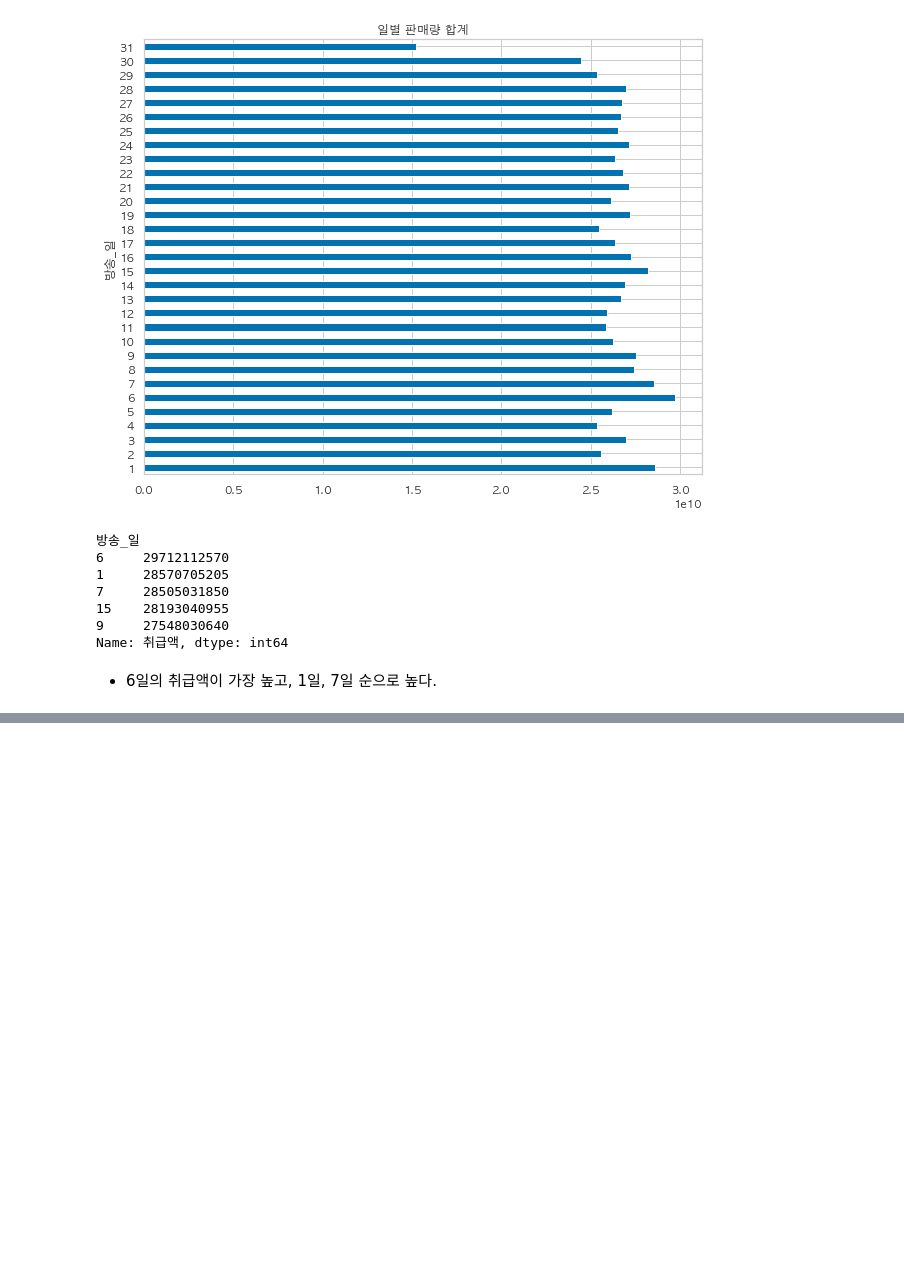
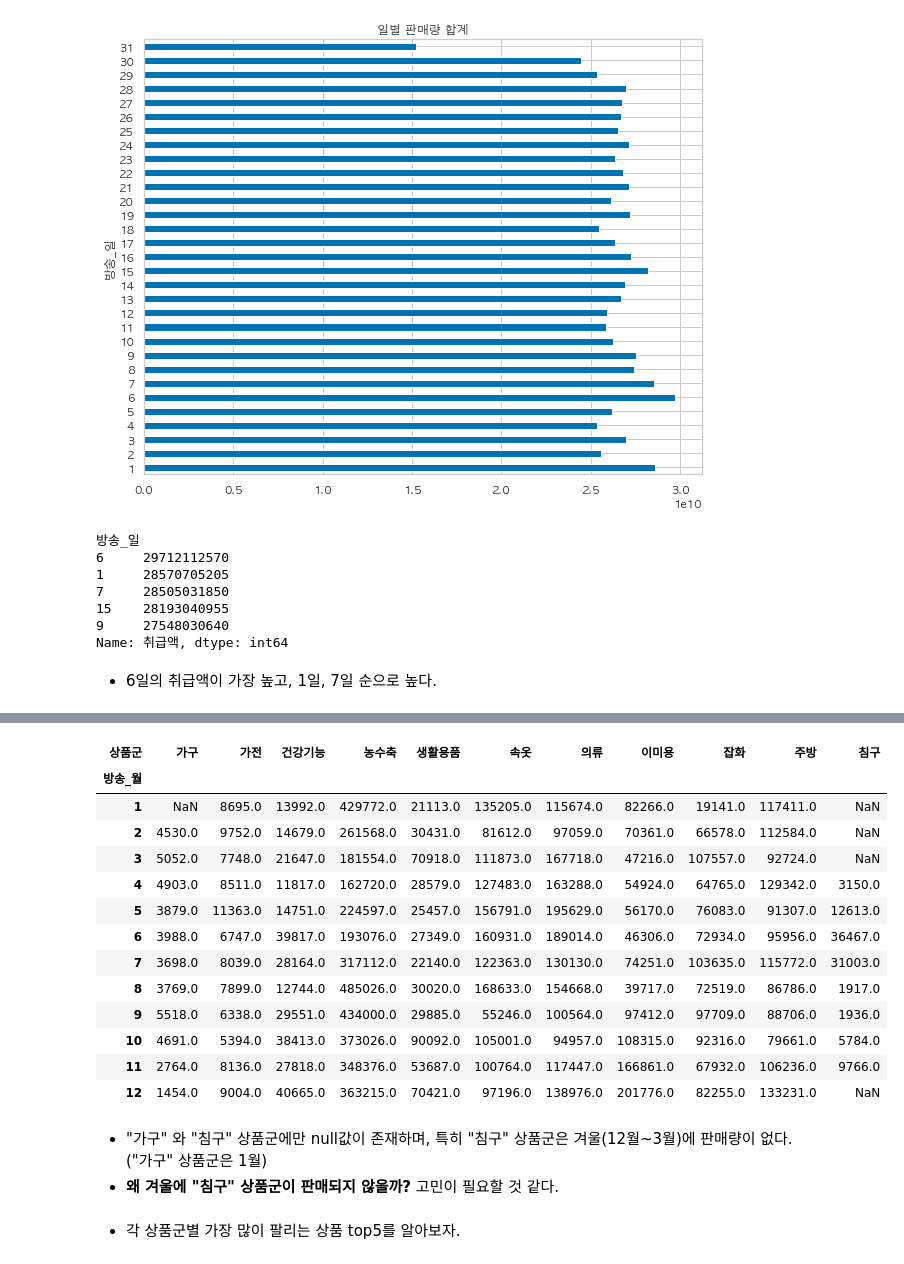
Before and after one commit to HongyeobKim/Project, a Jupyter notebook: NS-Shop/Data-Preparation-and-Exploration.ipynb, the cells around one changed output, grey strips where cells are left out. Cells and saved outputs as stored; diff of their text form; code cells hidden in the pictures; blank space fills up the shorter version.

```diff
--- a/NS-Shop/Data-Preparation-and-Exploration.ipynb
+++ b/NS-Shop/Data-Preparation-and-Exploration.ipynb
@@ -572,0 +617,23 @@ Name: 취급액, dtype: int64
+# %%
+product = sales_result_ds.loc[sales_result_ds['상품군'] != '무형'].pivot_table(index = '방송_월', columns = '상품군', values = '판매개수', aggfunc = sum)
+product
+# %% [output]
+| 상품군 | 가구 | 가전 | 건강기능 | 농수축 | 생활용품 | 속옷 | 의류 | 이미용 | 잡화 | 주방 | 침구 |
+| 방송_월 |  |  |  |  |  |  |  |  |  |  |  |
+| 1 | NaN | 8695.0 | 13992.0 | 429772.0 | 21113.0 | 135205.0 | 115674.0 | 82266.0 | 19141.0 | 117411.0 | NaN |
+| 2 | 4530.0 | 9752.0 | 14679.0 | 261568.0 | 30431.0 | 81612.0 | 97059.0 | 70361.0 | 66578.0 | 112584.0 | NaN |
+| 3 | 5052.0 | 7748.0 | 21647.0 | 181554.0 | 70918.0 | 111873.0 | 167718.0 | 47216.0 | 107557.0 | 92724.0 | NaN |
+| 4 | 4903.0 | 8511.0 | 11817.0 | 162720.0 | 28579.0 | 127483.0 | 163288.0 | 54924.0 | 64765.0 | 129342.0 | 3150.0 |
+| 5 | 3879.0 | 11363.0 | 14751.0 | 224597.0 | 25457.0 | 156791.0 | 195629.0 | 56170.0 | 76083.0 | 91307.0 | 12613.0 |
+| 6 | 3988.0 | 6747.0 | 39817.0 | 193076.0 | 27349.0 | 160931.0 | 189014.0 | 46306.0 | 72934.0 | 95956.0 | 36467.0 |
+| 7 | 3698.0 | 8039.0 | 28164.0 | 317112.0 | 22140.0 | 122363.0 | 130130.0 | 74251.0 | 103635.0 | 115772.0 | 31003.0 |
+| 8 | 3769.0 | 7899.0 | 12744.0 | 485026.0 | 30020.0 | 168633.0 | 154668.0 | 39717.0 | 72519.0 | 86786.0 | 1917.0 |
+| 9 | 5518.0 | 6338.0 | 29551.0 | 434000.0 | 29885.0 | 55246.0 | 100564.0 | 97412.0 | 97709.0 | 88706.0 | 1936.0 |
+| 10 | 4691.0 | 5394.0 | 38413.0 | 373026.0 | 90092.0 | 105001.0 | 94957.0 | 108315.0 | 92316.0 | 79661.0 | 5784.0 |
+| 11 | 2764.0 | 8136.0 | 27818.0 | 348376.0 | 53687.0 | 100764.0 | 117447.0 | 166861.0 | 67932.0 | 106236.0 | 9766.0 |
+| 12 | 1454.0 | 9004.0 | 40665.0 | 363215.0 | 70421.0 | 97196.0 | 138976.0 | 201776.0 | 82255.0 | 133231.0 | NaN |
+# %% [markdown]
+- "가구" 와 "침구" 상품군에만 null값이 존재하며, 특히 "침구" 상품군은 겨울(12월~3월)에 판매량이 없다. ("가구" 상품군은 1월)
+- __왜 겨울에 "침구" 상품군이 판매되지 않을까?__ 고민이 필요할 것 같다.
+# %% [markdown]
+- 각 상품군별 가장 많이 팔리는 상품 top5를 알아보자.
```
Also changed, not shown: parts of 14 cells of this notebook.
